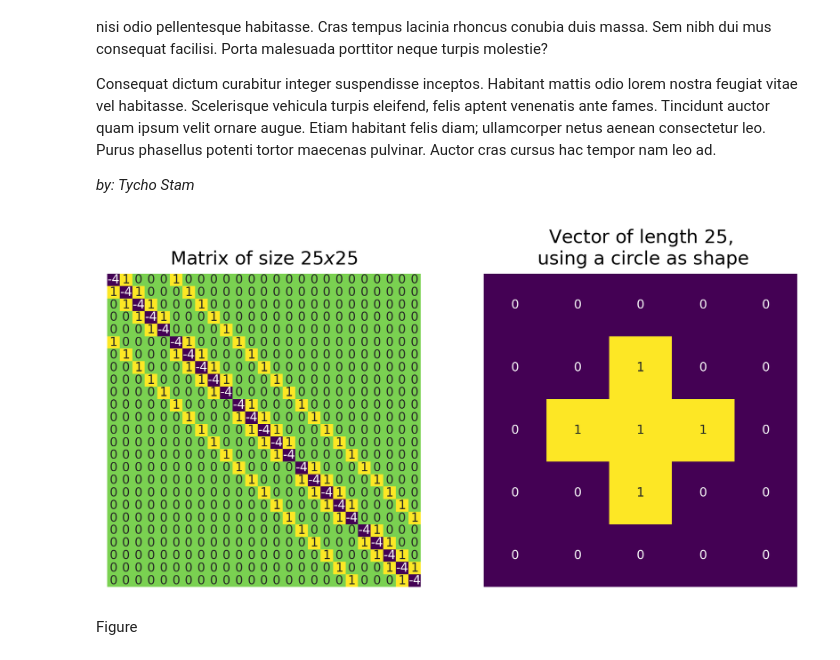
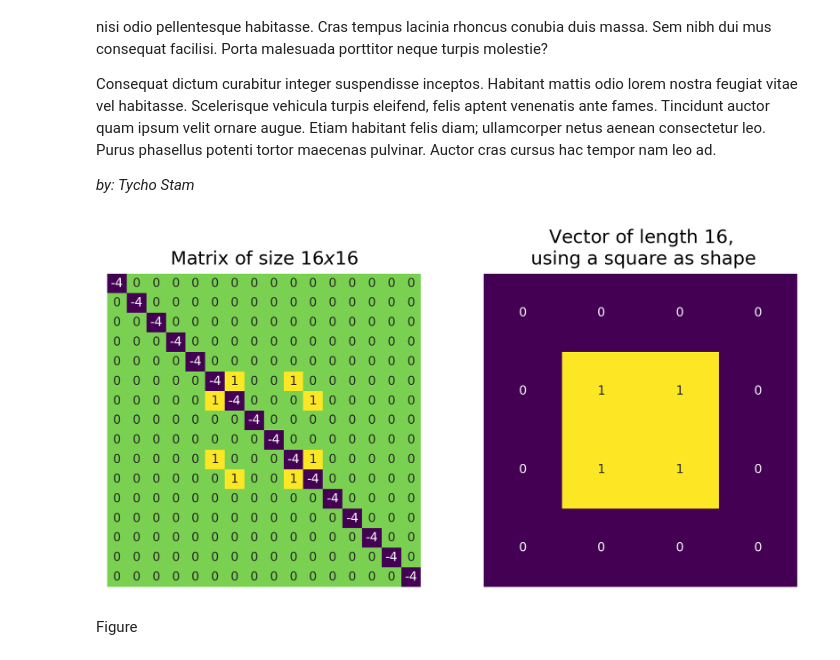
Before and after one commit to kingilsildor/CLS-Scientific_Computing-Assignment3, a Jupyter notebook: interface.ipynb, the cells around one changed output. Saved outputs shown, nothing was run; the diff lists cells and outputs as text; code cells hidden in the pictures.

Commit message:
update the boundary matrix based on feedback

```diff
--- a/interface.ipynb
+++ b/interface.ipynb
@@ -24,24 +24,23 @@ from src.grid_discretization import (
 from src.matrix_solver import solve_eigenvalues
 from script.create_plot import seaborn_heatmap
 # %%
-N, L = 5, 2
-shape = "circle"
+N, L = 4, 2
+shape = "square"
 
 v = initialize_grid_vector(N, L, shape=shape)
-M = initialize_tridiagonal_matrix(N)
+M = initialize_tridiagonal_matrix(v)
 
 _, ax = plt.subplots(1, 2, figsize=(FIG_SIZE), dpi=FIG_DPI)
 
 seaborn_heatmap(M.toarray(), ax[0])
 ax[0].set_title(f"Matrix of size ${N**2} x {N**2}$")
 
-# Heatmap for the reshaped vector v
 seaborn_heatmap(v.reshape(N, N), ax[1])
 ax[1].set_title(f"Vector of length ${N**2}$,\n using a {shape} as shape")
 
 plt.show()
 # %% [output]
-[figure, old version]
+[figure, new version]
 # %% [markdown]
 <!-- TODO explain this -->
 Figure
```
Also changed, not shown: parts of 3 cells of this notebook, 1 other file.
